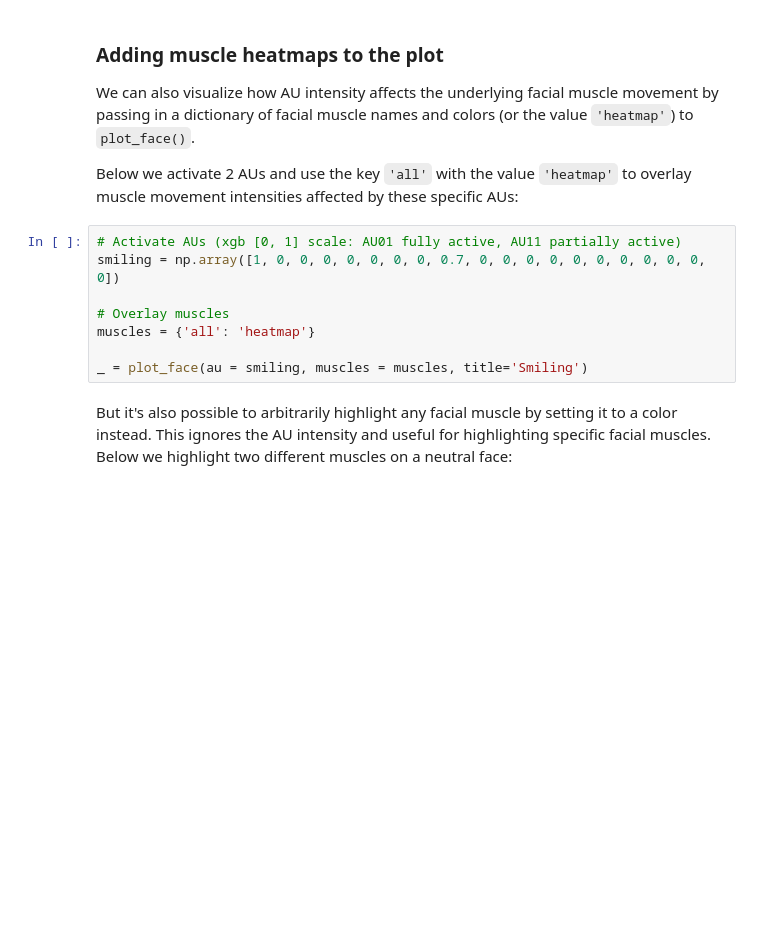
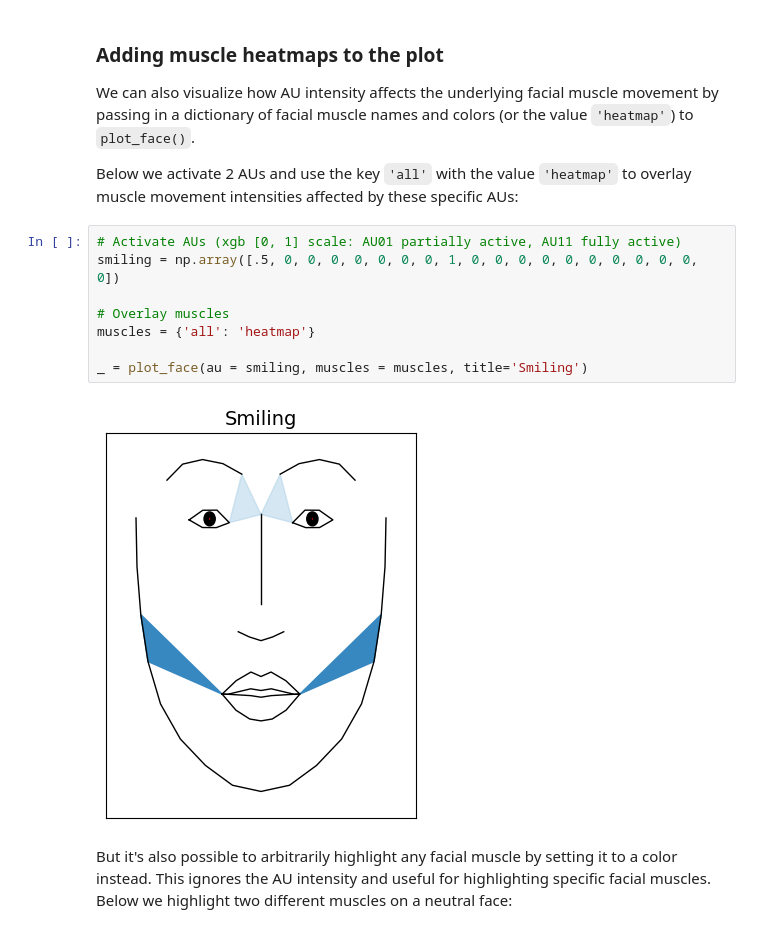
Before and after one commit to cosanlab/py-feat, a Jupyter notebook: docs/basic_tutorials/03_plotting.ipynb, the cells around one changed output. Cells and saved outputs as stored; diff of their text form; blank space fills up the shorter version.

```diff
--- a/docs/basic_tutorials/03_plotting.ipynb
+++ b/docs/basic_tutorials/03_plotting.ipynb
@@ -44,13 +48,15 @@ We can also visualize how AU intensity affects the underlying facial muscle move
 
 Below we activate 2 AUs and use the key `'all'` with the value `'heatmap'` to overlay muscle movement intensities affected by these specific AUs:
 # %%
-# Activate AUs (xgb [0, 1] scale: AU01 fully active, AU11 partially active)
-smiling = np.array([1, 0, 0, 0, 0, 0, 0, 0, 0.7, 0, 0, 0, 0, 0, 0, 0, 0, 0, 0, 0])
+# Activate AUs (xgb [0, 1] scale: AU01 partially active, AU11 fully active)
+smiling = np.array([.5, 0, 0, 0, 0, 0, 0, 0, 1, 0, 0, 0, 0, 0, 0, 0, 0, 0, 0, 0])
 
 # Overlay muscles
 muscles = {'all': 'heatmap'}
 
 _ = plot_face(au = smiling, muscles = muscles, title='Smiling')
+# %% [output]
+[figure, added]
 # %% [markdown]
 But it's also possible to arbitrarily highlight any facial muscle by setting it to a color instead. This ignores the AU intensity and useful for highlighting specific facial muscles. Below we highlight two different muscles on a neutral face:
 # %%
```
Also changed, not shown: parts of 17 cells of this notebook.
